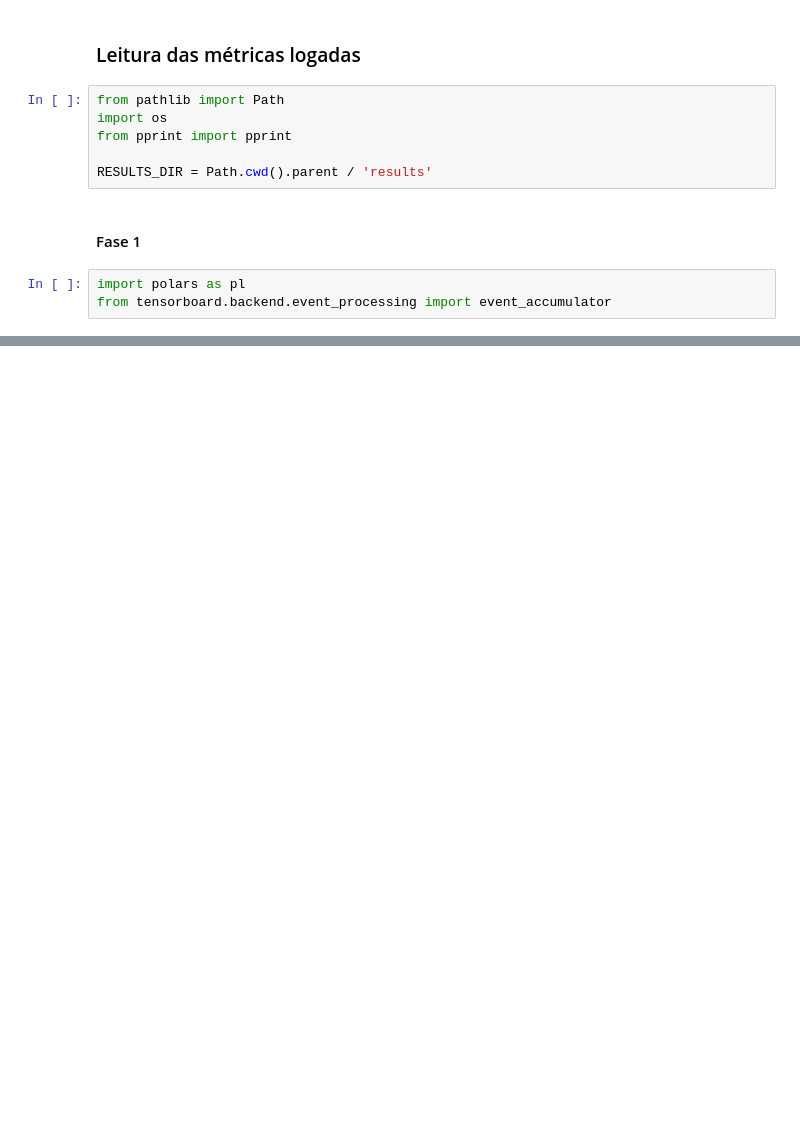
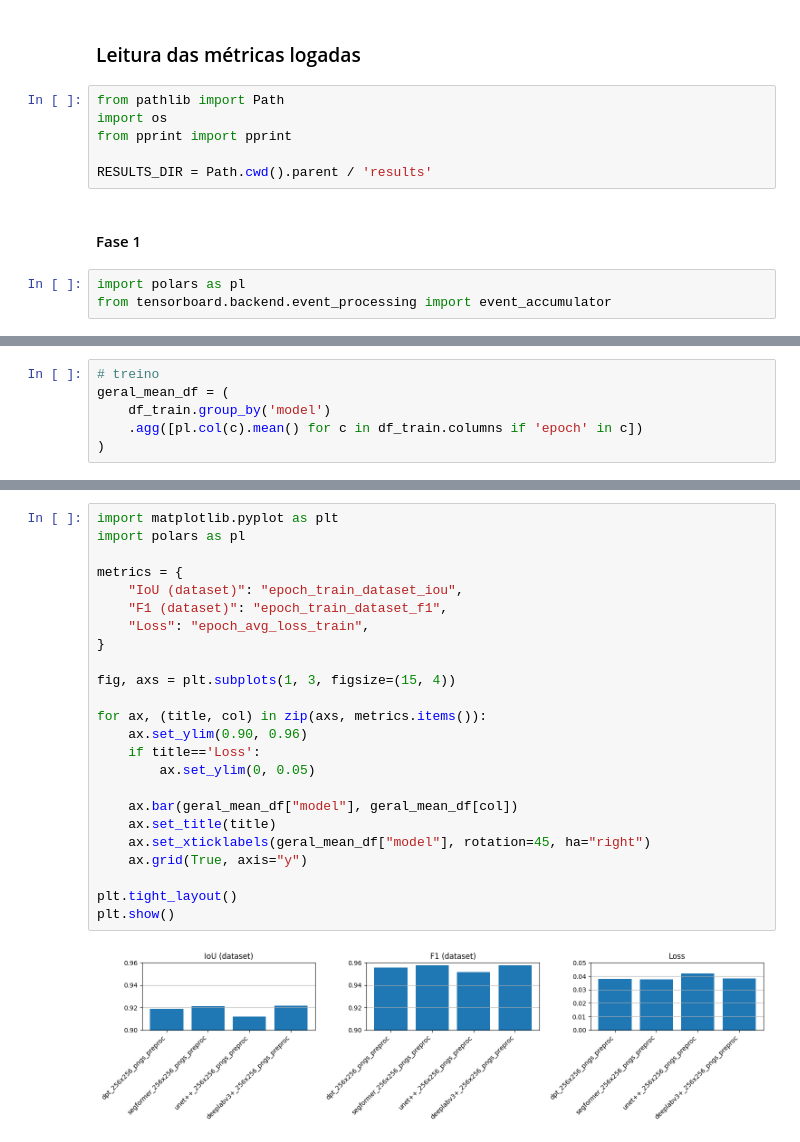
Before and after one commit to ermeson-alves/meu_tcc, a Jupyter notebook: notebooks/3- Agregação dos Resultados.ipynb, the cells around one changed output, grey strips where cells are left out. Drawn from its saved outputs; the diff is of its cells as text; blank space fills up the shorter version.

```diff
--- a/notebooks/3- Agregação dos Resultados.ipynb
+++ b/notebooks/3- Agregação dos Resultados.ipynb
@@ -83,0 +115,6 @@ UNet++:
+# %%
+# treino
+geral_mean_df = (
+    df_train.group_by('model')
+    .agg([pl.col(c).mean() for c in df_train.columns if 'epoch' in c])
+)
@@ -83,0 +131,26 @@ UNet++:
+# %%
+import matplotlib.pyplot as plt
+import polars as pl
+
+metrics = {
+    "IoU (dataset)": "epoch_train_dataset_iou",
+    "F1 (dataset)": "epoch_train_dataset_f1",
+    "Loss": "epoch_avg_loss_train",
+}
+
+fig, axs = plt.subplots(1, 3, figsize=(15, 4))
+
+for ax, (title, col) in zip(axs, metrics.items()):
+    ax.set_ylim(0.90, 0.96)
+    if title=='Loss':
+        ax.set_ylim(0, 0.05)
+
+    ax.bar(geral_mean_df["model"], geral_mean_df[col])
+    ax.set_title(title)
+    ax.set_xticklabels(geral_mean_df["model"], rotation=45, ha="right")
+    ax.grid(True, axis="y")
+
+plt.tight_layout()
+plt.show()
+# %% [output]
+[figure, added]
```
Also changed, not shown: parts of 8 cells of this notebook, 4 other files.
